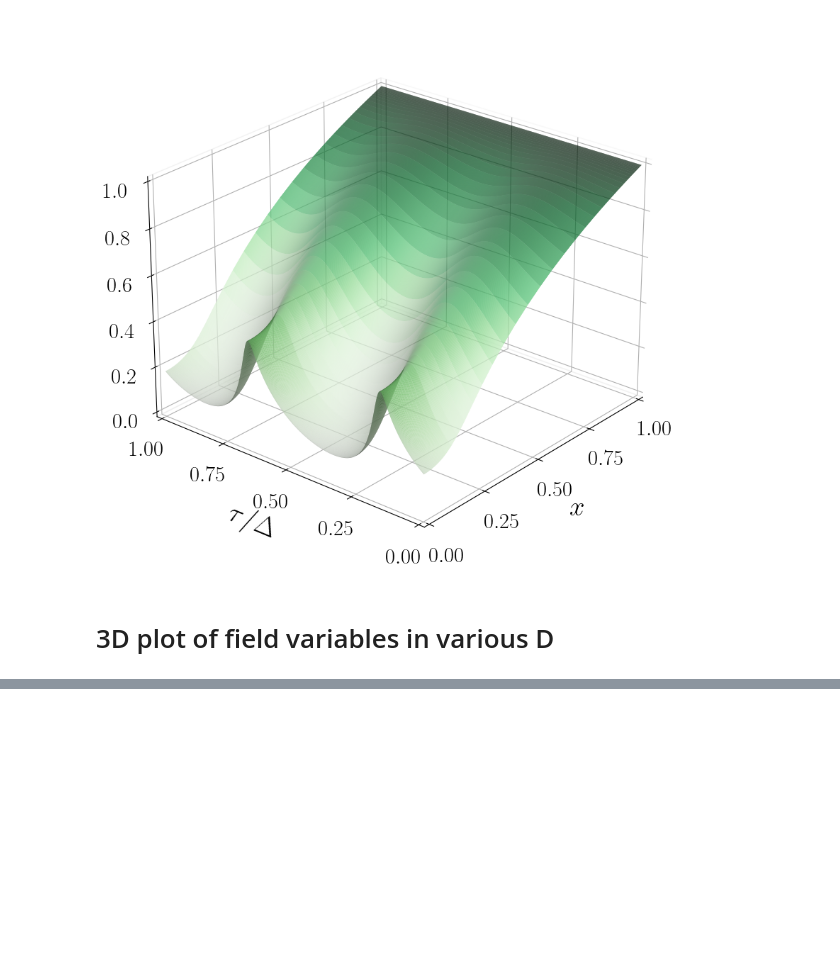
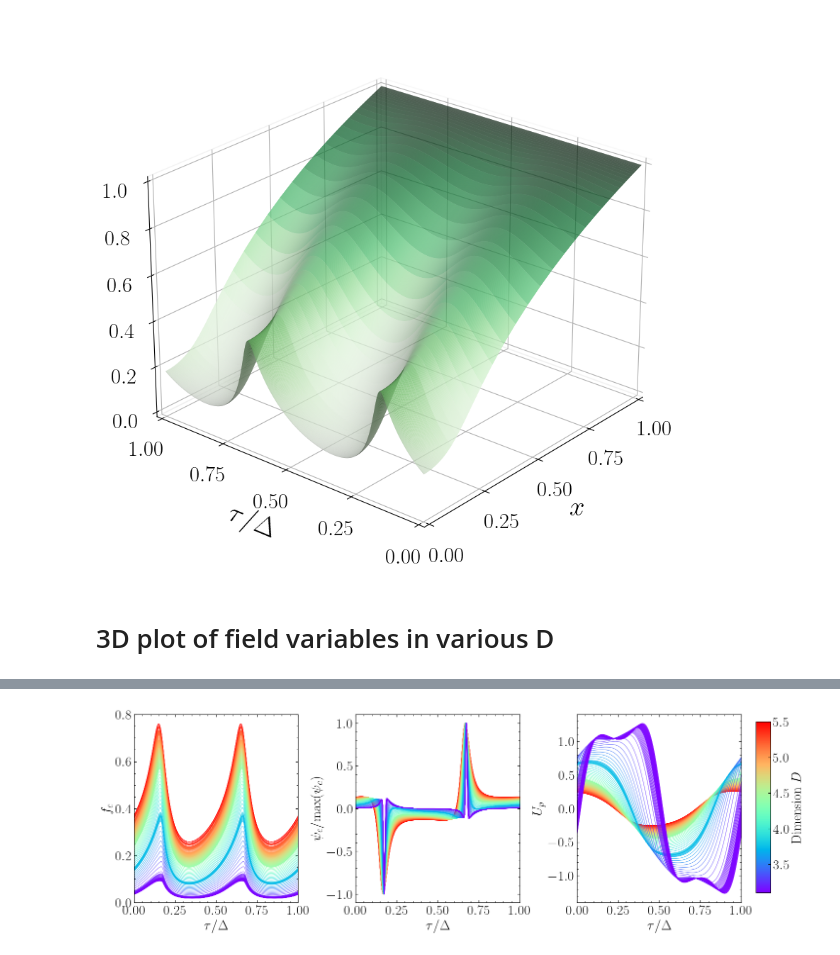
Before and after one commit to EckerChristian/CriticalSpacetimeCrystal, a Jupyter notebook: plots/plots.ipynb, the cells around one changed output, grey strips where cells are left out. Drawn from its saved outputs; the diff is of its cells as text; code cells hidden in the pictures; blank space fills up the shorter version.

```diff
--- a/plots/plots.ipynb
+++ b/plots/plots.ipynb
@@ -591,0 +678,86 @@ plt.show()
+# %%
+import json
+import numpy as np
+import matplotlib.pyplot as plt
+import matplotlib.cm as cm
+
+# ---------------- LaTeX Font ----------------
+plt.rcParams.update({
+    "text.usetex": True,
+    "font.size": 20
+})
+
+# ---------------- Load Data ----------------
+with open("boundaryData.json", "r") as f:
+    data = json.load(f)
+
+Delta = np.array(data["Delta"])
+fc    = np.array(data["fc"])
+psic  = np.array(data["psic"])
+Up    = np.array(data["Up"])
+
+# ---------------- Color Parameter ----------------
+vals = Delta[:, 0]
+vmin, vmax = vals.min(), vals.max()
+norm_vals = (vals - vmin) / (vmax - vmin)
+cmap = cm.get_cmap("rainbow")
+
+# =================================================
+#  Helper: Curve Plotter
+# =================================================
+def plot_family(ax, arr, ylabel):
+    """
+    arr[i,:,0] = x
+    arr[i,:,1] = y
+    """
+    for i in range(arr.shape[0]):
+        x = arr[i,:,0]
+        y = arr[i,:,1]
+        x_norm = (x - x.min()) / (x.max() - x.min())
+        y_norm=y/y.max()
+        if ax==axes[1]:
+            y=y_norm
+        ax.plot(x_norm, y, color=cmap(norm_vals[i]), linewidth=0.55)
+
+    ax.set_xlim(0, 1)
+    #ax.set_ylim(0, 1.1)
+    ax.set_xlabel(r"$\tau/\Delta$")
+    ax.set_ylabel(ylabel)
+
+    # ticks in all directions
+    ax.tick_params(direction="in", which="both", top=True, right=True)
+    ax.minorticks_on()
+
+
+# =================================================
+#  Main Figure
+# =================================================
+fig, axes = plt.subplots(1, 3, figsize=(15, 5), sharey=False)
+
+axes[0].set_ylim(0, 0.8)
+axes[2].set_ylim(-1.4, 1.4)
+
+plot_family(axes[0], fc,   r"$f_c$")
+plot_family(axes[1], psic, r"$\psi_c/{\rm max}(\psi_c)$")
+plot_family(axes[2], Up,   r"$U_p$")
+
+
+# =================================================
+#  Dedicated Colorbar Axis (outside)
+# =================================================
+sm = cm.ScalarMappable(cmap=cmap)
+sm.set_array(vals)
+
+# Create a vertical bar to the right of last axis
+cbar_ax = fig.add_axes([0.92, 0.15, 0.02, 0.70])  # left, bottom, width, height
+cbar = fig.colorbar(sm, cax=cbar_ax, orientation="vertical")
+
+cbar.set_label(r"${\rm Dimension}~D$")
+cbar.ax.tick_params(direction="in")
+
+
+plt.subplots_adjust(left=0.07, right=0.90, wspace=0.35)
+plt.savefig("boundaryConditions.pdf", dpi=100, bbox_inches="tight")
+plt.show()
+# %% [output]
+[figure, added]
```
Also changed, not shown: parts of 4 cells of this notebook, 2 other files.
